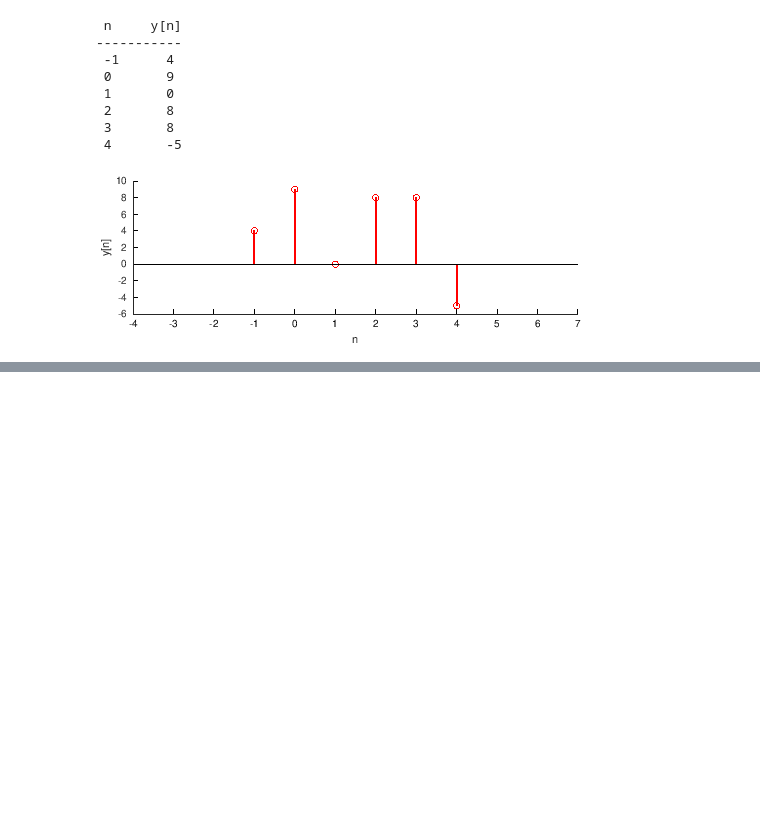
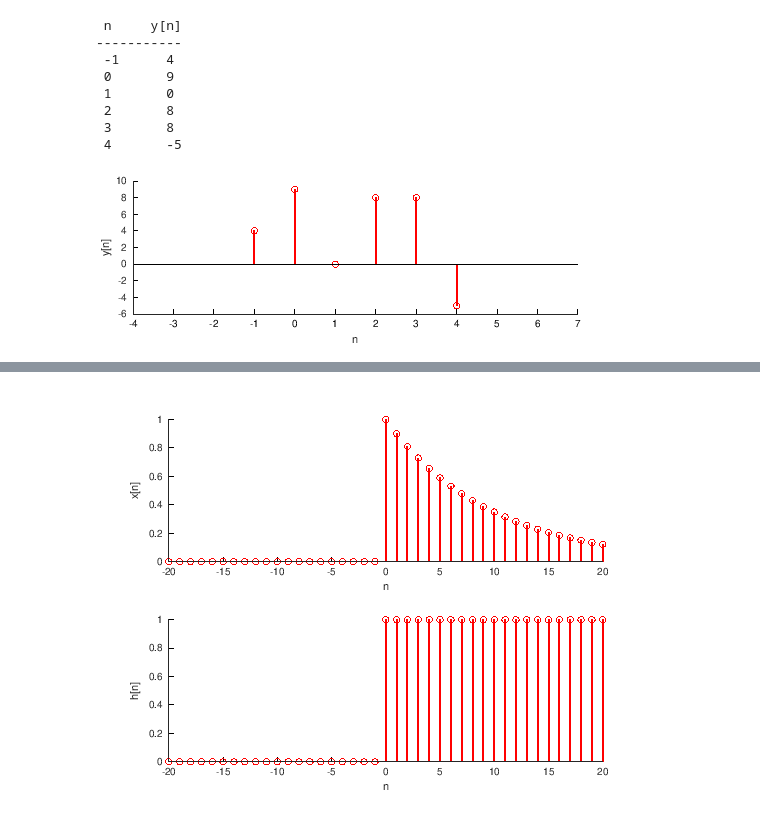
Before and after one commit to iru-one-syah/iru-one-syah.github.io, a Jupyter notebook: courses/others/Kuliah - Contoh Konvolusi (Octave atau MatLab).ipynb, the cells around one changed output, grey strips where cells are left out. Saved outputs shown, nothing was run; the diff lists cells and outputs as text; code cells hidden in the pictures; blank space fills up the shorter version.

```diff
--- a/courses/others/Kuliah - Contoh Konvolusi (Octave atau MatLab).ipynb
+++ b/courses/others/Kuliah - Contoh Konvolusi (Octave atau MatLab).ipynb
@@ -80,0 +92,24 @@ end
+# %%
+a = 0.9;
+
+n_x = -60:60;
+x_n = (a.^n_x).*(n_x>=0);
+
+n_h = n_x;
+h_n = (n_h>=0);
+
+subplot(211)
+stem(n_x,x_n,'r','LineWidth',5)
+ylim([min([x_n h_n]) max([x_n h_n])])
+ylabel('x[n]')
+xlabel('n')
+xlim([-20 20])
+
+subplot(212)
+stem(n_h,h_n,'r','LineWidth',5)
+ylim([min([x_n h_n]) max([x_n h_n])])
+ylabel('h[n]')
+xlabel('n')
+xlim([-20 20])
+# %% [output]
+[figure, added]
```
Also changed, not shown: parts of 7 cells of this notebook, 3 other files.
